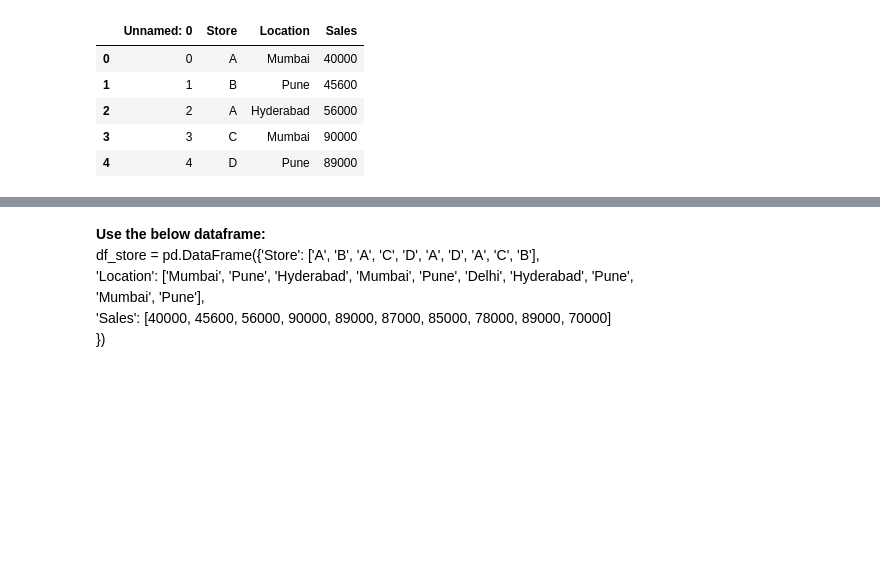
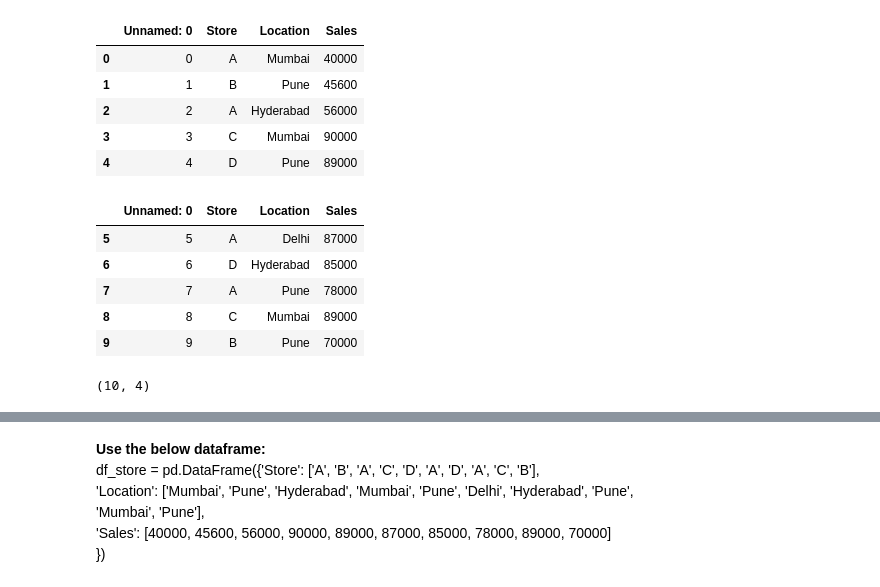
Before and after one commit to vidyadharbendre/learn_advanced_python_using_examples, a Jupyter notebook: notebooks/Advanced/advanced_python_programming_2.ipynb, the cells around one changed output, grey strips where cells are left out. Saved outputs shown, nothing was run; the diff lists cells and outputs as text; code cells hidden in the pictures; blank space fills up the shorter version.

```diff
--- a/notebooks/Advanced/advanced_python_programming_2.ipynb
+++ b/notebooks/Advanced/advanced_python_programming_2.ipynb
@@ -312,3 +353,16 @@ df_store.head()
 | 2 | 2 | A | Hyderabad | 56000 |
 | 3 | 3 | C | Mumbai | 90000 |
 | 4 | 4 | D | Pune | 89000 |
+# %%
+df_store.tail()
+# %% [output]
+|  | Unnamed: 0 | Store | Location | Sales |
+| 5 | 5 | A | Delhi | 87000 |
+| 6 | 6 | D | Hyderabad | 85000 |
+| 7 | 7 | A | Pune | 78000 |
+| 8 | 8 | C | Mumbai | 89000 |
+| 9 | 9 | B | Pune | 70000 |
+# %%
+df_store.shape
+# %% [output]
+(10, 4)
```
Also changed, not shown: parts of 20 cells of this notebook, 3 other files.
